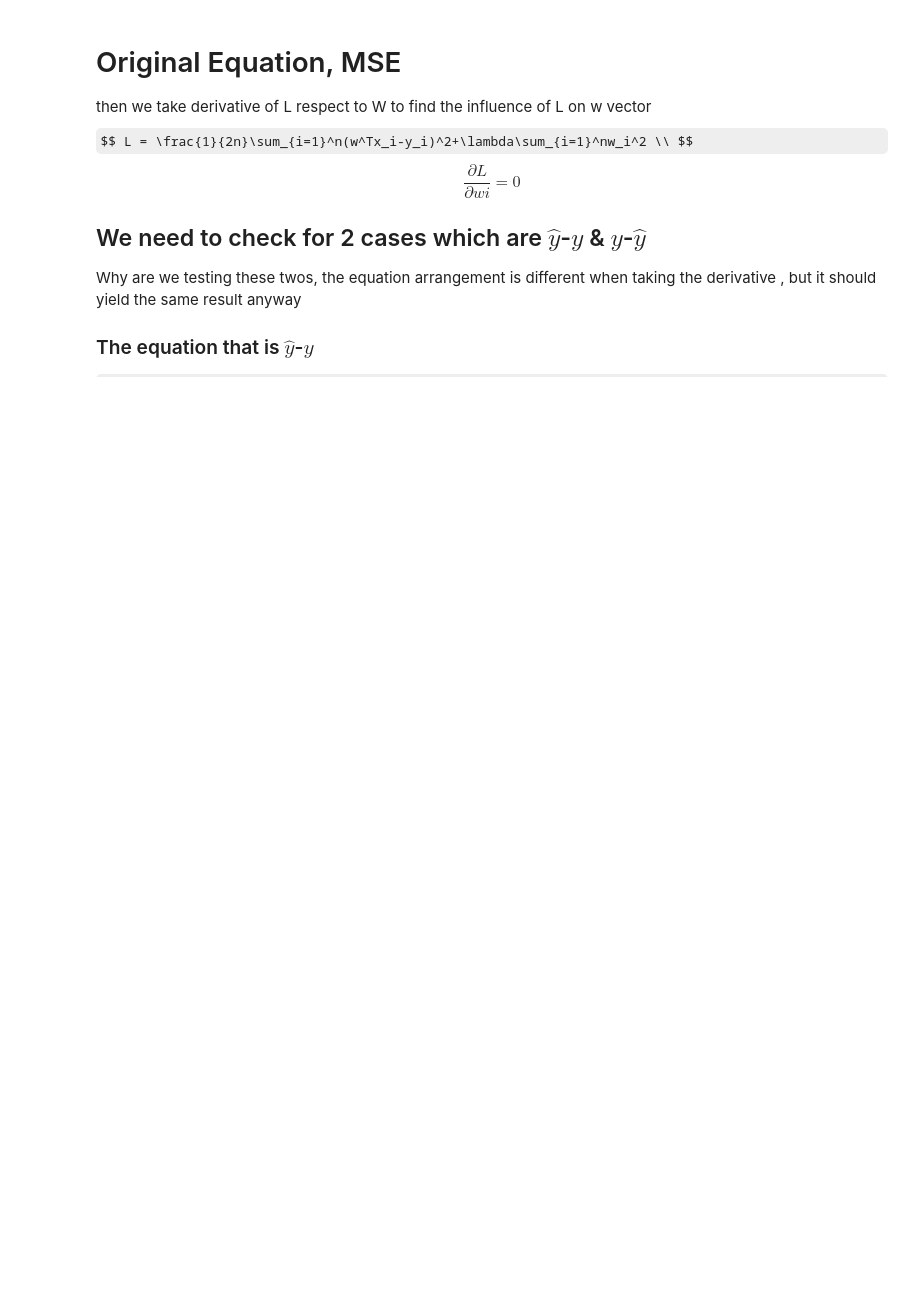
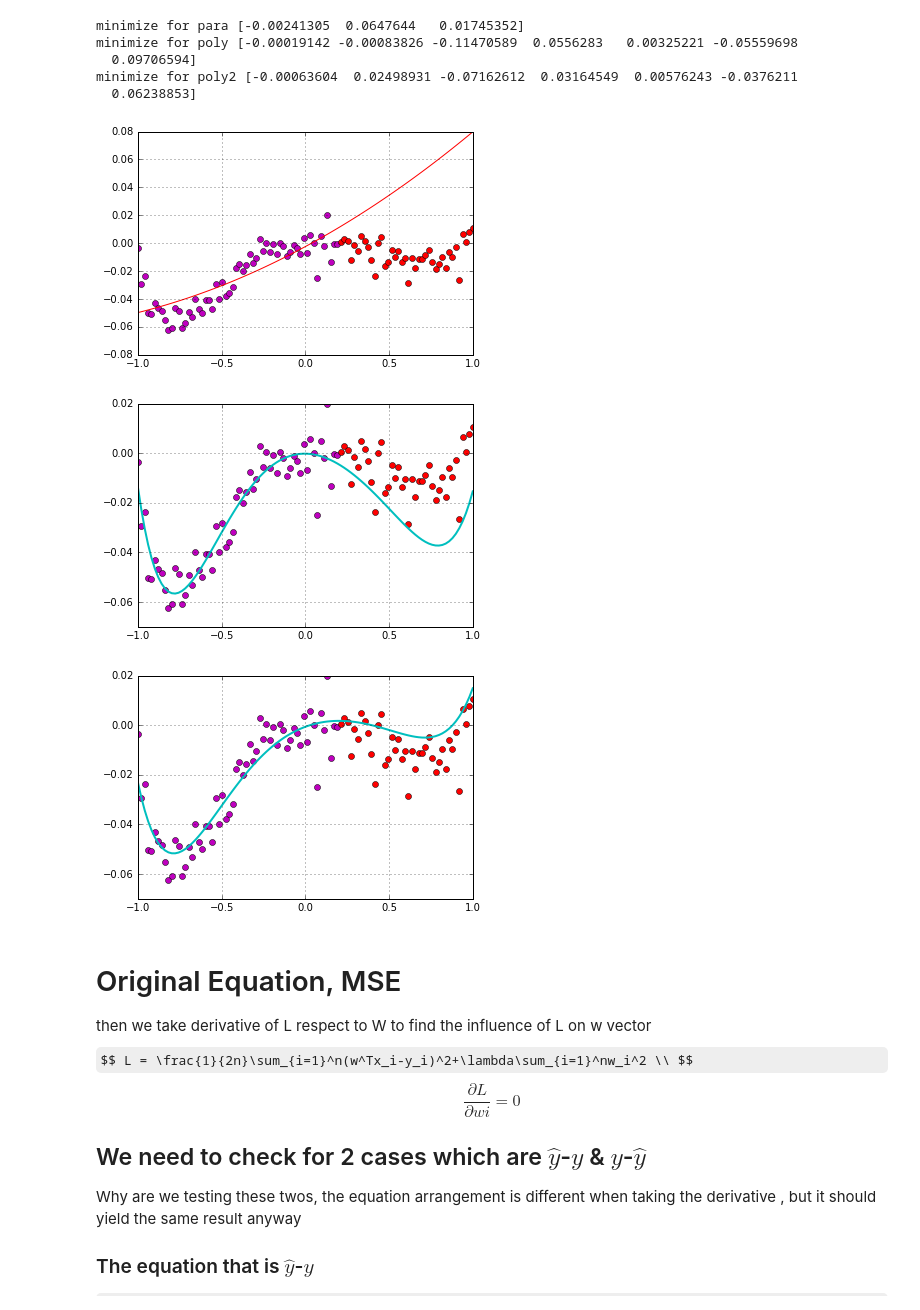
Before and after one commit to robroooh/ipynb_container, a Jupyter notebook: Regularization.ipynb, the cells around one changed output. Saved outputs shown, nothing was run; the diff lists cells and outputs as text; code cells hidden in the pictures; some formulas as TeX source; blank space fills up the shorter version.

```diff
--- a/Regularization.ipynb
+++ b/Regularization.ipynb
@@ -160,3 +96,47 @@ minimize for poly2 [  2.92004494e+00  -1.16904365e+00  -5.98937204e-01   2.26293
+# %%
+l = LinearRegression(toPara(x_train), y_train)
+l.set_lamb(0)
+res = minimize(l.cost, [0, 0, 0])
+print 'minimize for para', res.x
+plt.plot(x_train, y_train, 'mo')
+plt.plot(x_test, y_test, 'ro')
+plt.grid(True)
+l.set_w(res.x)
+l.drawlinepara()
+######################
+plt.figure()
+plt.plot(x_train, y_train, 'mo')
+plt.plot(x_test, y_test, 'ro')
+plt.grid(True)
+l2 = LinearRegression(toPoly(x_train), y_train)
+l2.set_lamb(0)
+res2 = minimize(l2.cost, [0, 0, 0, 0, 0, 0, 0])
+print 'minimize for poly', res2.x
+l2.set_w(res2.x)
+l2.drawlinepoly()
+
+overfitted_weight = res2.x
+
+######################
+plt.figure()
+plt.plot(x_train, y_train, 'mo')
+plt.plot(x_test, y_test, 'ro')
+plt.grid(True)
+l3 = LinearRegression(toPoly(x_train), y_train)
+l3.set_lamb(0.001)
+res3 = minimize(l3.cost, [0, 0, 0, 0, 0, 0, 0])
+print 'minimize for poly2', res3.x
+l3.set_w(res3.x)
+l3.drawlinepoly()
+# %% [output]
+minimize for para [-0.00241305  0.0647644   0.01745352]
+minimize for poly [-0.00019142 -0.00083826 -0.11470589  0.0556283   0.00325221 -0.05559698
+  0.09706594]
+minimize for poly2 [-0.00063604  0.02498931 -0.07162612  0.03164549  0.00576243 -0.0376211
+  0.06238853]
+[figure, added]
+[figure, added]
+[figure, added]
 # %% [markdown]
 # Original Equation, MSE
 then we take derivative of L respect to W to find the influence of L on w vector
```
Also changed, not shown: parts of 16 cells of this notebook.
